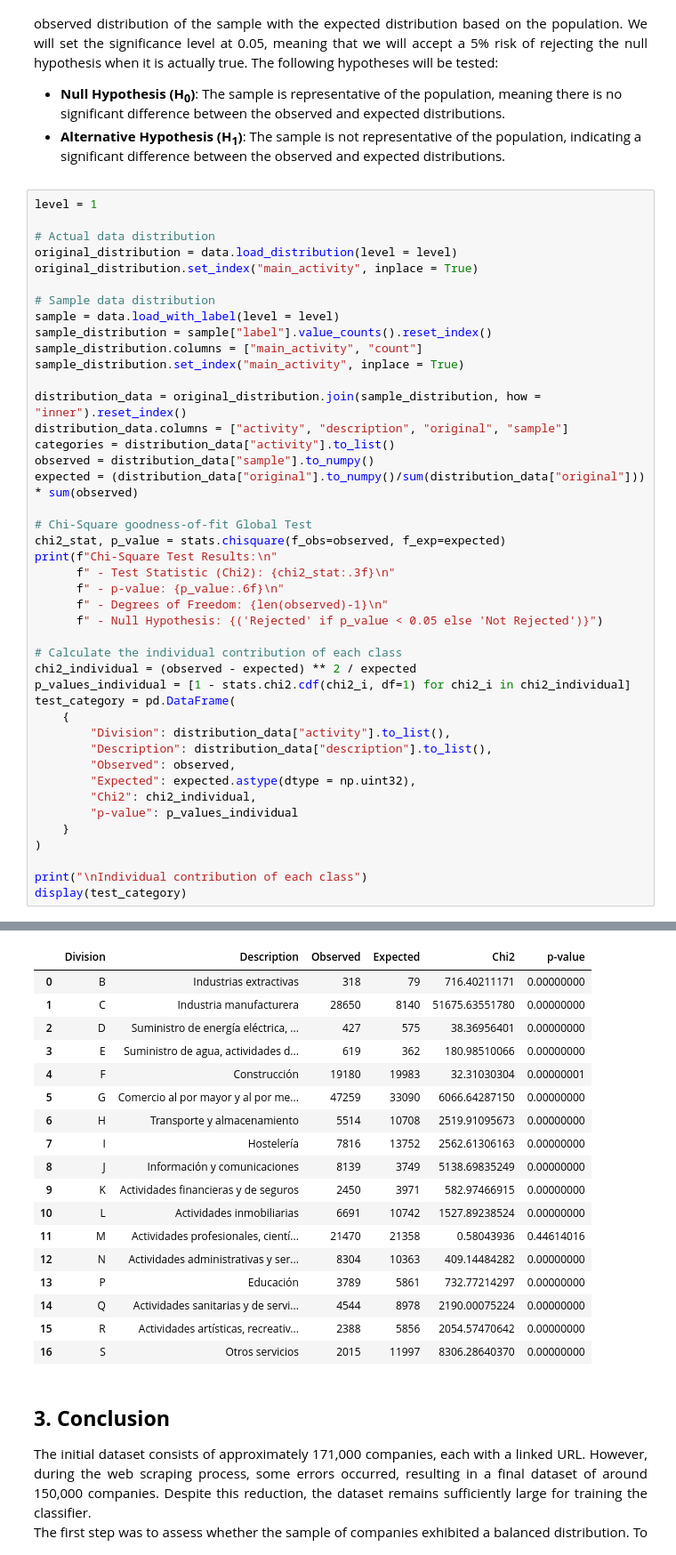
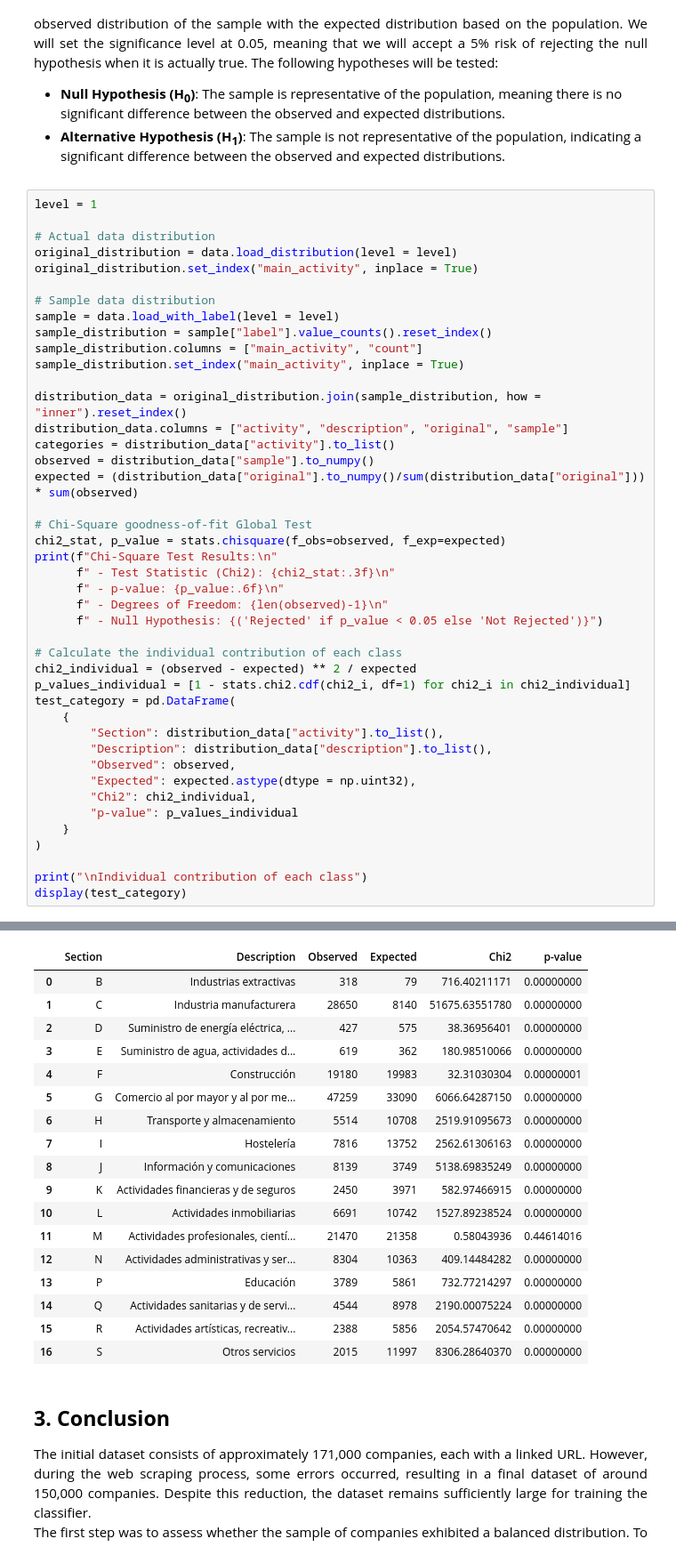
Before and after one commit to JoanFer030/web-cnae-classification, a Jupyter notebook: notebooks/eda.ipynb, the cells around one changed output, grey strips where cells are left out. Shown: that part at 89% size. Cells and saved outputs as stored; diff of their text form.

```diff
--- a/notebooks/eda.ipynb
+++ b/notebooks/eda.ipynb
@@ -325,35 +363,35 @@ expected = (distribution_data["original"].to_numpy()/sum(distribution_data["orig
 chi2_stat, p_value = stats.chisquare(f_obs=observed, f_exp=expected)
 print(f"Chi-Square Test Results:\n"
       f" - Test Statistic (Chi2): {chi2_stat:.3f}\n"
       f" - p-value: {p_value:.6f}\n"
       f" - Degrees of Freedom: {len(observed)-1}\n"
       f" - Null Hypothesis: {('Rejected' if p_value < 0.05 else 'Not Rejected')}")
 
 # Calculate the individual contribution of each class
 chi2_individual = (observed - expected) ** 2 / expected
 p_values_individual = [1 - stats.chi2.cdf(chi2_i, df=1) for chi2_i in chi2_individual]
 test_category = pd.DataFrame(
     {
-        "Division": distribution_data["activity"].to_list(),
+        "Section": distribution_data["activity"].to_list(),
         "Description": distribution_data["description"].to_list(),
         "Observed": observed,
         "Expected": expected.astype(dtype = np.uint32),
         "Chi2": chi2_individual,
         "p-value": p_values_individual
     }
 )
 
 print("\nIndividual contribution of each class")
 display(test_category)
 # %% [output]
 Chi-Square Test Results:
  - Test Statistic (Chi2): 84735.794
  - p-value: 0.000000
  - Degrees of Freedom: 16
  - Null Hypothesis: Rejected
 
 Individual contribution of each class
-|  | Division | Description | Observed | Expected | Chi2 | p-value |
+|  | Section | Description | Observed | Expected | Chi2 | p-value |
 | 0 | B | Industrias extractivas | 318 | 79 | 716.40211171 | 0.00000000 |
 | 1 | C | Industria manufacturera | 28650 | 8140 | 51675.63551780 | 0.00000000 |
 | 2 | D | Suministro de energía eléctrica, ... | 427 | 575 | 38.36956401 | 0.00000000 |
```
Also changed, not shown: parts of 3 cells of this notebook.
